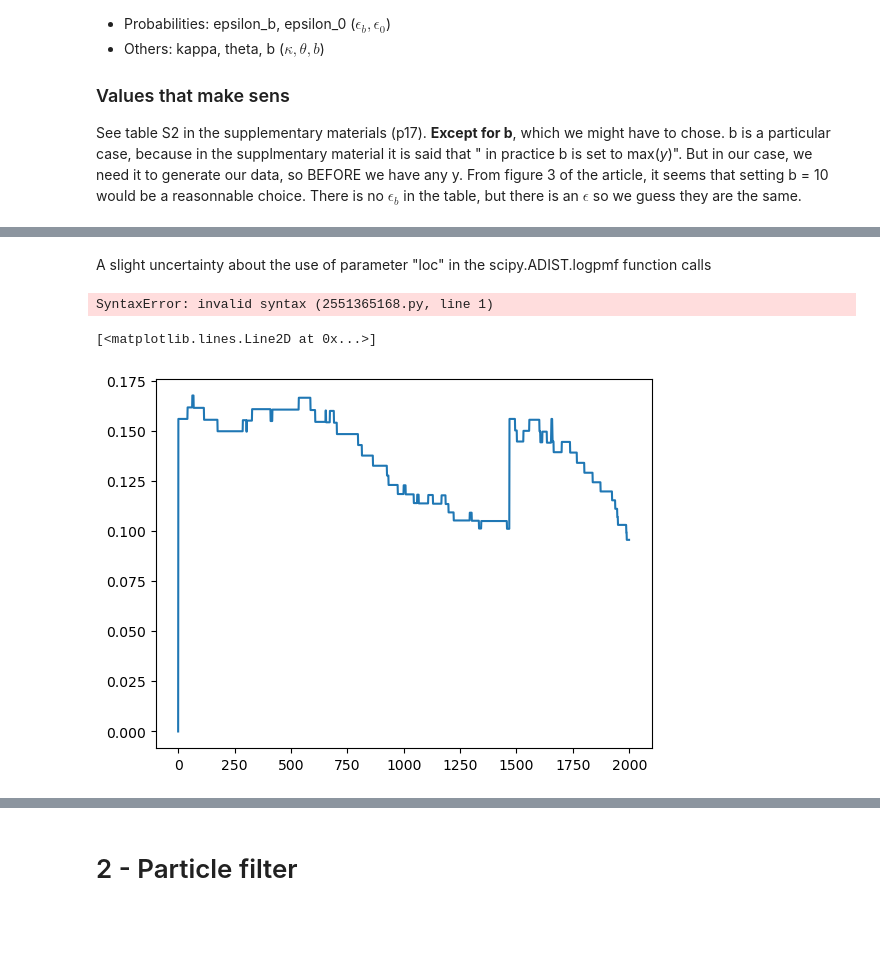
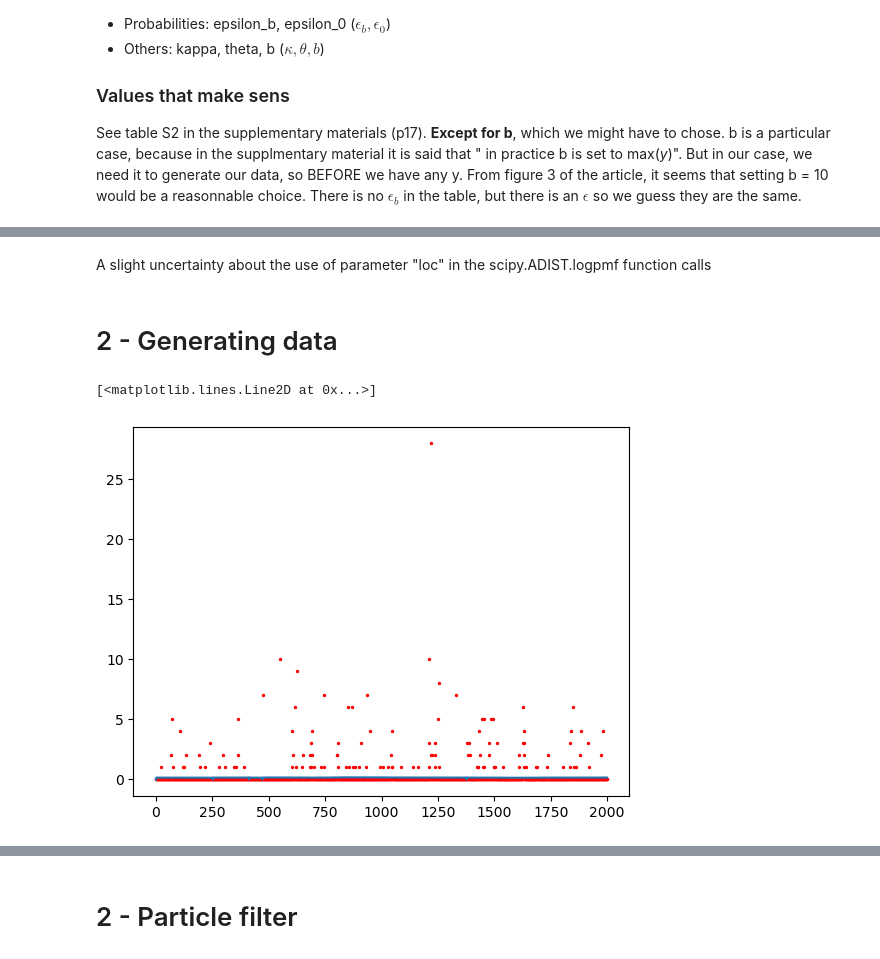
Before and after one commit to TheoAlegretti/HMMC-project, a Jupyter notebook: MAIN.ipynb, the cells around one changed output, grey strips where cells are left out. Drawn from its saved outputs; the diff is of its cells as text; code cells hidden in the pictures; blank space fills up the shorter version.

```diff
--- a/MAIN.ipynb
+++ b/MAIN.ipynb
@@ -266,21 +288,24 @@ def generate_data(length,
         Y[time] = sampleY(X[time,:], kappa =kappa, theta = theta, epsilon_b = epsilon_b, epsilon_0 = epsilon_0, b = b)
 
     return X, Y
-# %% [markdown]
-A slight uncertainty about the use of parameter "loc" in the scipy.ADIST.logpmf function calls
+# %% [markdown]
+A slight uncertainty about the use of parameter "loc" in the scipy.ADIST.logpmf function calls
 # %%
 class RnaProb(particles.FeynmanKac):
 
     def __init__(self,
                  data_observed,
+                 T,
                  sum_truncation = 10,
                  eta =7.2e-4, alpha=0.97, zeta=1.18, beta=8e-4, beta_0=6e-4,
                  gamma_u=0.011, gamma_d=0.013, lambda_u=5.0, lambda_d=5.0,
                  alpha_s=0.53, kappa_s=0.31,
-                 kappa=0.61, theta=1.93, epsilon_0=2*e-6, epsilon_b=6.7e-4, b = 10):
+                 kappa=0.61, theta=1.93, epsilon_0=2e-6, epsilon_b=6.7e-4, b = 10):
 
         # The observed data ie the y_t
         self.data_observed = data_observed
+        # The length of the data
+        self.T = T
         # The truncation for the infinite sum in the likelihood
         self.sum_truncation = sum_truncation
 
@@ -304,6 +329,7 @@ class RnaProb(particles.FeynmanKac):
         self.epsilon_b = epsilon_b
         self.b = b
 
+
     def M0(self, N): # N particles
         return np.zeros(shape = (N,2)) # Initial law chosen to be 0
 
@@ -311,7 +337,7 @@ class RnaProb(particles.FeynmanKac):
 
         # Initialize empty vector
         # It has two columns, one for u_t and one for s_t
-        x = np.zeros(shape = (N, 2)) # Maybe this N won't work
+        x = np.zeros(shape = (N, 2))
 
         # Loop over the particles
         for i in range(N):
@@ -326,53 +352,63 @@ class RnaProb(particles.FeynmanKac):
 
     def logG(self, t, xp, x):
 
-        # We fish to compute the log of the conditional likelihood, which involves 3 terms
+        # We wish to compute the log of the conditional likelihood, which involves 3 terms
         # We compute the log of each term, then we use the logsumexp funciton
         # In here, data_observed[t] corresponds to y_t
 
+        # AND we wish to do so for each of the N particles, hence the looop
+        # MAYBE vectorization would be possible ? --> probably given the x appears only ONCE int the computation
 
-        # 1st term - Truncated infinite sum
+        NN = x.shape[0] # The number of particles is the first dimension of the array x
 
-        # Computation of the log of the terms in the sum
-        summation_terms = np.zeros(sel.sum_truncation)
-        for x_t in range(0, self.sum_truncation):
-            summation_terms[x_t] =  stats.poisson.logpmf(k = x_t, mu=x[0]*x[1]/(self.kappa * self.theta))
-                stats.nbinom.logpmf(k = data_observed[t], n = self.kappa, p = 1 - (self.theta*x_t /(1+self.theta*x_t)))
+        NlogGs = np.zeros(NN) #Initizaling the empty vector of log probabilities
 
-        # Computation of the log of the sum (+ the log of the coefficient in front)
-        term_1 = log(1 - self.epsilon_b - self.epsilon_0) + logsumexp(summation_terms)
+        for i in range(NN):
 
-        # 2nd term - NB truncated in 0
-        # Beware the formulations of the NB. Given in the article they state its mean is rp/(1-p)
-        # and in scipy it says r(1 -p')/p', we will use p' = 1-p
+            # 1st term - Truncated infinite sum
 
-        term_2 = log(self.epsilon_b) + \
-            stats.nbinom.logpmf(k = data_observed[t], n = self.kappa, p = 1 - (self.theta /(1+self.theta))) + \
-            stats.nbinom.logpmf(k = 0, n = self.kappa, p = 1 - (self.theta /(1+self.theta)))
+            # Computation of the log of the terms in the sum
+            summation_terms = np.zeros(self.sum_truncation)
+            for x_t in range(0, self.sum_truncation):
+                summation_terms[x_t] =  stats.poisson.logpmf(k = x_t, mu=x[i,0]*x[i,1]/(self.kappa * self.theta)) + \
+                    stats.nbinom.logpmf(k = self.data_observed[t], n = self.kappa, p = 1 - (self.theta*x_t /(1+self.theta*x_t)))
+
+            # Computation of the log of the sum (+ the log of the coefficient in front)
+            term_1 = log(1 - self.epsilon_b - self.epsilon_0) + logsumexp(summation_terms)
+
+            # 2nd term - NB truncated in 0
+            # Beware the formulations of the NB. Given in the article they state its mean is rp/(1-p)
+            # and in scipy it says r(1 -p')/p', we will use p' = 1-p
+
+            term_2 = log(self.epsilon_b) + \
+                stats.nbinom.logpmf(k = self.data_observed[t], n = self.kappa, p = 1 - (self.theta /(1+self.theta))) + \
+                stats.nbinom.logpmf(k = 0, n = self.kappa, p = 1 - (self.theta /(1+self.theta)))
 
 
-        # 3rd term - Uniform
-        term_3 = log(self.epsilon_0) + log(1/(self.b+1))
+            # 3rd term - Uniform
+            term_3 = log(self.epsilon_0) + log(1/(self.b+1))
 
-        return logsumexp(np.array([term_1, term_2, term_3]))
+            # Final computation
+            NlogGs[i] = logsumexp(np.array([term_1, term_2, term_3]))
+
+        return NlogGs
-# %% [output]
-SyntaxError: invalid syntax (2551365168.py, line 1)
+# %% [markdown]
+# 2 - Generating data
 # %%
 # Actual generation of data
-
+T = 2000
 # We use the same parameters that inside the Feynman-Kac models
 
-data_X, data_Y  = generate_data(length = 2000,
+data_X, data_Y  = generate_data(length = T,
               eta =7.2e-4, alpha=0.97, zeta=1.18, beta=8e-4, beta_0=6e-4,
               gamma_u=0.011, gamma_d=0.013, lambda_u=5.0, lambda_d=5.0,
               alpha_s=0.53, kappa_s=0.31,
               kappa=0.61, theta=1.93, epsilon_0=2e-6, epsilon_b=6.7e-4, b = 10)
 # %%
-#print(data_X)
-#plt.scatter([i for i in range(2000)], data_Y, s = 2, color = "red")
+plt.scatter([i for i in range(T)], data_Y, s = 2, color = "red")
 plt.plot(data_X[:,0])
 
 # It seems there is a differnce of scale betwwen u_t and s_t which is weird
 # %% [output]
 [<matplotlib.lines.Line2D at 0x...>]
-[figure, old version]
+[figure, new version]
```
Also changed, not shown: parts of 8 cells of this notebook.
